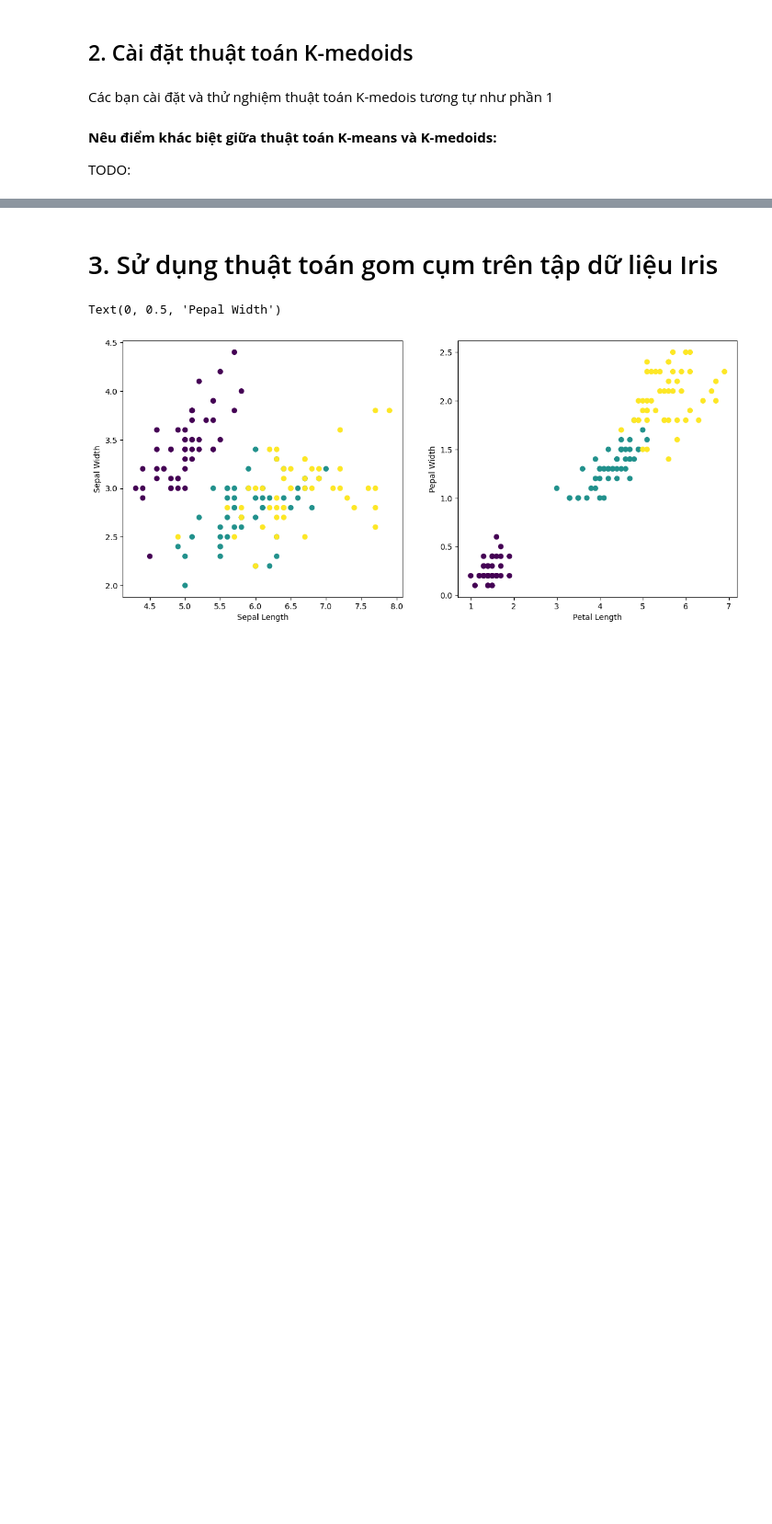
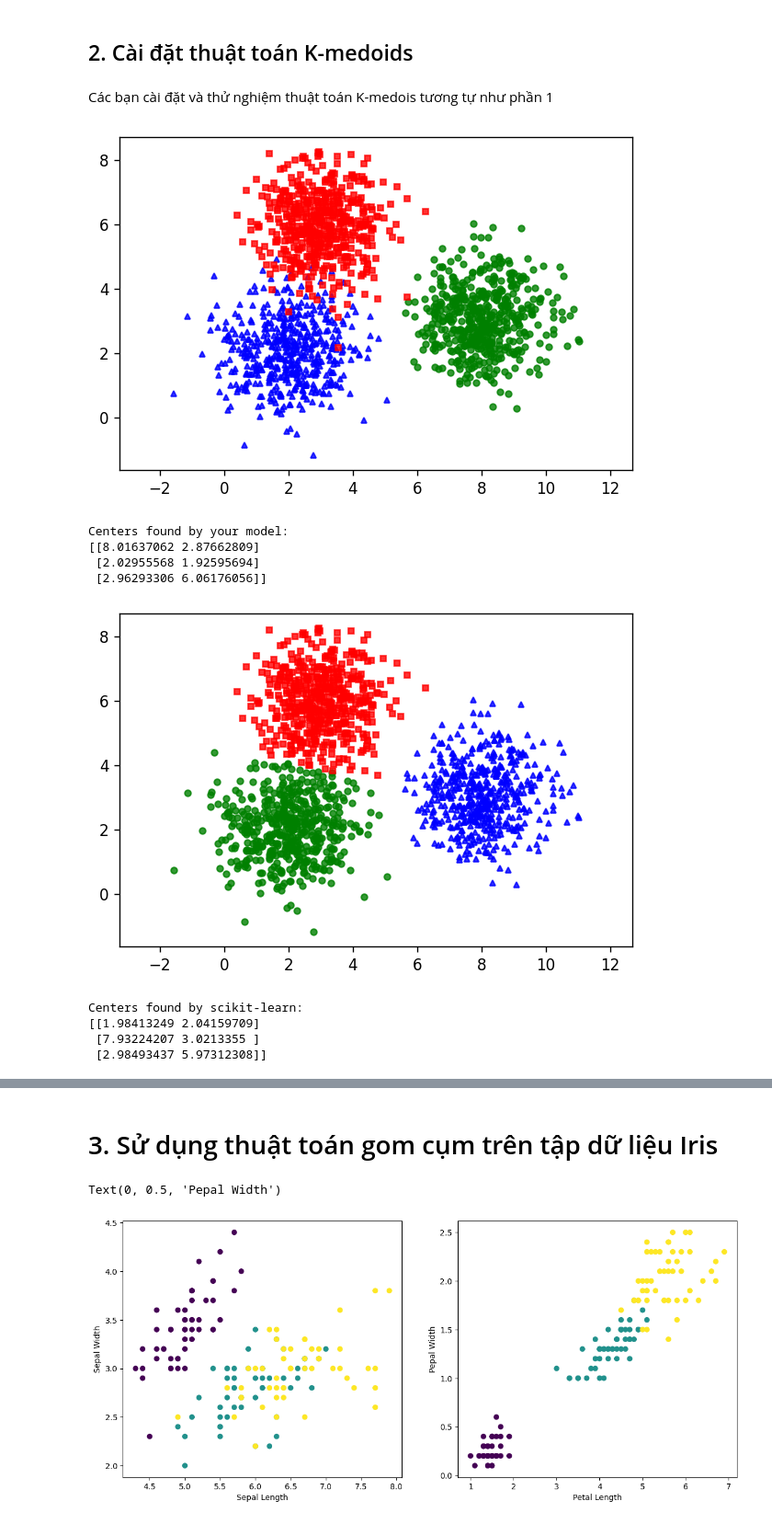
Before and after one commit to Foxxy-HCMUS/DataMining, a Jupyter notebook: Cluster/Lab03-Clustering.ipynb, the cells around one changed output, grey strips where cells are left out. Shown at 92% size. Drawn from its saved outputs; the diff is of its cells as text; code cells hidden in the pictures; blank space fills up the shorter version.

Commit message:
k-medoids done

```diff
--- a/Cluster/Lab03-Clustering.ipynb
+++ b/Cluster/Lab03-Clustering.ipynb
@@ -259,4 +254,0 @@ Các bạn cài đặt và thử nghiệm thuật toán K-medois tương tự nh
-# %% [markdown]
-**Nêu điểm khác biệt giữa thuật toán K-means và K-medoids:**
-
-TODO:
@@ -262,0 +359,44 @@ TODO:
+# %%
+# copy code của thầy
+# random lại 1 bộ dữ liệu để test
+
+np.random.seed(8)
+means = [[2, 2], [8, 3], [3, 6]]
+cov = [[1, 0], [0, 1]]
+N = 500
+X0 = np.random.multivariate_normal(means[0], cov, N)
+X1 = np.random.multivariate_normal(means[1], cov, N)
+X2 = np.random.multivariate_normal(means[2], cov, N)
+X = np.concatenate((X0, X1, X2), axis = 0)
+K = 3
+original_label = np.asarray([0]*N + [1]*N + [2]*N).T
+
+# hiển thị dữ liệu random được
+visualize(X, original_label)
+
+# chạy thử bằng code vừa cài đặt
+model1=kMedoids(k=3)
+print('\n\nCenters found by your model:')
+print(model1.fit(X))
+pred=model1.predict(X)
+visualize(X,pred)
+
+# chạy thử bằng sklearn
+# phải cài đặt thư viện sklearn_extr
+from sklearn_extra.cluster import KMedoids
+model2 = KMedoids(n_clusters=3, random_state=0).fit(X)
+print('\n\nCenters found by scikit-learn:')
+print(model2.cluster_centers_)
+pred_label = model2.predict(X)
+visualize(X, pred_label)
+# %% [output]
+[figure, added]
+Centers found by your model:
+[[8.01637062 2.87662809]
+ [2.02955568 1.92595694]
+ [2.96293306 6.06176056]]
+[figure, added]
+Centers found by scikit-learn:
+[[1.98413249 2.04159709]
+ [7.93224207 3.0213355 ]
+ [2.98493437 5.97312308]]
```
Also changed, not shown: parts of 15 cells of this notebook.
